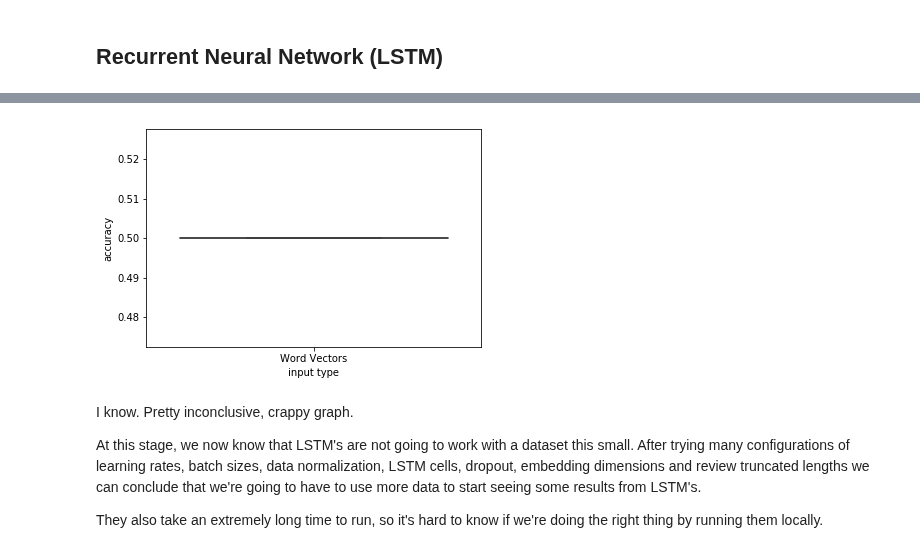
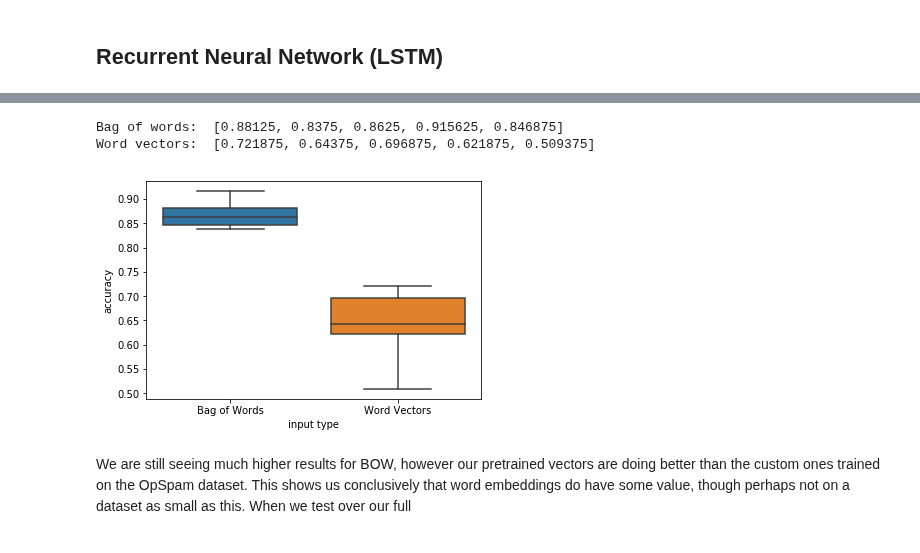
Before and after one commit to CPSSD/LUCAS, a Jupyter notebook: LUCAS/notebooks/neuralnet_models_pretrainedW2V.ipynb, the cells around one changed output, grey strips where cells are left out. Drawn from its saved outputs; the diff is of its cells as text; code cells hidden in the pictures.

Commit message:
Fixed the RNN model to not be fed tf-idf vectors. Getting actual results now.

```diff
--- a/LUCAS/notebooks/neuralnet_models_pretrainedW2V.ipynb
+++ b/LUCAS/notebooks/neuralnet_models_pretrainedW2V.ipynb
@@ -269,0 +269,19 @@ Because LSTM networks only use word embeddings as inputs, we will take our 50% r
+# %%
+batches = 1600
+padded = pad_sequences(bow_features)
+rnn_bow = np.array(np.split(padded, batches))
+max_len_bow = max([len(x) for x in padded])
+rnn_bow_targets = np.array([[x] for x in labels])
+
+def get_rnn_bow_model():
+  model = Sequential([
+      LSTM(20, input_shape=(1, max_len_bow)),
+      Dense(1, activation='sigmoid')
+  ])
+  model.compile(
+      loss='binary_crossentropy',
+      optimizer='adam',
+      metrics=['accuracy'])
+  return model
+
+rnn_bow_scores = run_cross_validate(get_rnn_bow_model, rnn_bow, rnn_bow_targets, cv=5)
@@ -270,13 +310,15 @@ Because LSTM networks only use word embeddings as inputs, we will take our 50% r
 # %%
-opt = Adam(lr=0.1)
+predictors_sequences = pad_sequences(tokenizer.texts_to_sequences(raw_features))
+max_len = max([len(x) for x in predictors_sequences])
+
 def get_lstm_wv_model():
   model = Sequential([
-        Embedding(corpus_vocab_size, embedding_length, weights=[embedding_matrix], input_length=maxlen, trainable=False),
-        LSTM(24),
+        Embedding(corpus_vocab_size, embedding_length, weights=[embedding_matrix], input_length=max_len, trainable=False),
+        LSTM(10),
         Dense(1, activation=sigmoid)
   ])
-  model.compile(optimizer=opt, loss='binary_crossentropy', metrics=['accuracy'])
+  model.compile(optimizer='adam', loss='binary_crossentropy', metrics=['accuracy'])
   return model
 
-lstm_wv_scores = run_cross_validate(get_lstm_wv_model, padded_reviews, labels, cv=5, verbose=1, epochs=3, batch_size=128, shuffle=True)
+rnn_wv_scores = run_cross_validate(get_lstm_wv_model, predictors_sequences, labels, cv=5, verbose=1, epochs=12, batch_size=64, shuffle=True)
 # %% [output]
@@ -300,15 +342,16 @@ Epoch 3/3
 # %%
-lstm_scores_entries =[('Word Vectors', x) for x in lstm_bow_scores['accuracies']]
-lstm_scores_data_frame = DataFrame(lstm_scores_entries, columns=['input type', 'accuracy'])
+print ("Bag of words: ", rnn_bow_scores['accuracies'])
+print ("Word vectors: ", rnn_wv_scores['accuracies'])
+
+rnn_scores_entries =[('Bag of Words', x) for x in rnn_bow_scores['accuracies']] + [('Word Vectors', x) for x in rnn_wv_scores['accuracies']]
+rnn_scores_data_frame = DataFrame(rnn_scores_entries, columns=['input type', 'accuracy'])
+# %% [output]
+Bag of words:  [0.88125, 0.8375, 0.8625, 0.915625, 0.846875]
+Word vectors:  [0.721875, 0.64375, 0.696875, 0.621875, 0.509375]
 # %%
-boxplot(x='input type', y='accuracy', data=lstm_scores_data_frame)
+boxplot(x='input type', y='accuracy', data=rnn_scores_data_frame)
 plt.show()
 # %% [output]
-[figure, old version]
+[figure, new version]
-# %% [markdown]
-I know. Pretty inconclusive, crappy graph.
-
-At this stage, we now know that LSTM's are not going to work with a dataset this small.
-After trying many configurations of learning rates, batch sizes, data normalization, LSTM cells, dropout, embedding dimensions and review truncated lengths we can conclude that we're going to have to use more data to start seeing some results from LSTM's.
-
-They also take an extremely long time to run, so it's hard to know if we're doing the right thing by running them locally.
+# %% [markdown]
+We are still seeing much higher results for BOW, however our pretrained vectors are doing better than the custom ones trained on the OpSpam dataset. This shows us conclusively that word embeddings do have some value, though perhaps not on a dataset as small as this. When we test over our full
```
Also changed, not shown: parts of 5 cells of this notebook.
